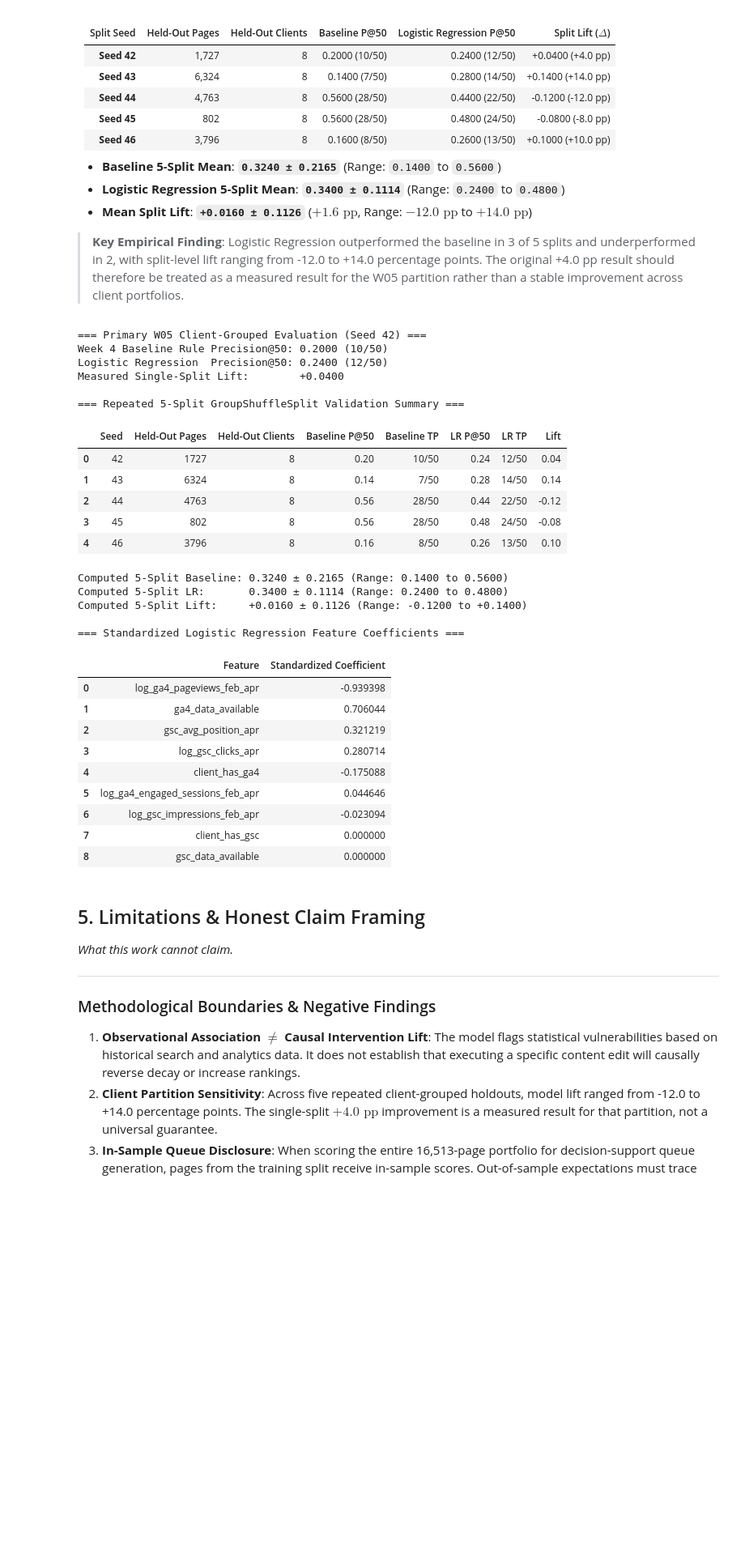
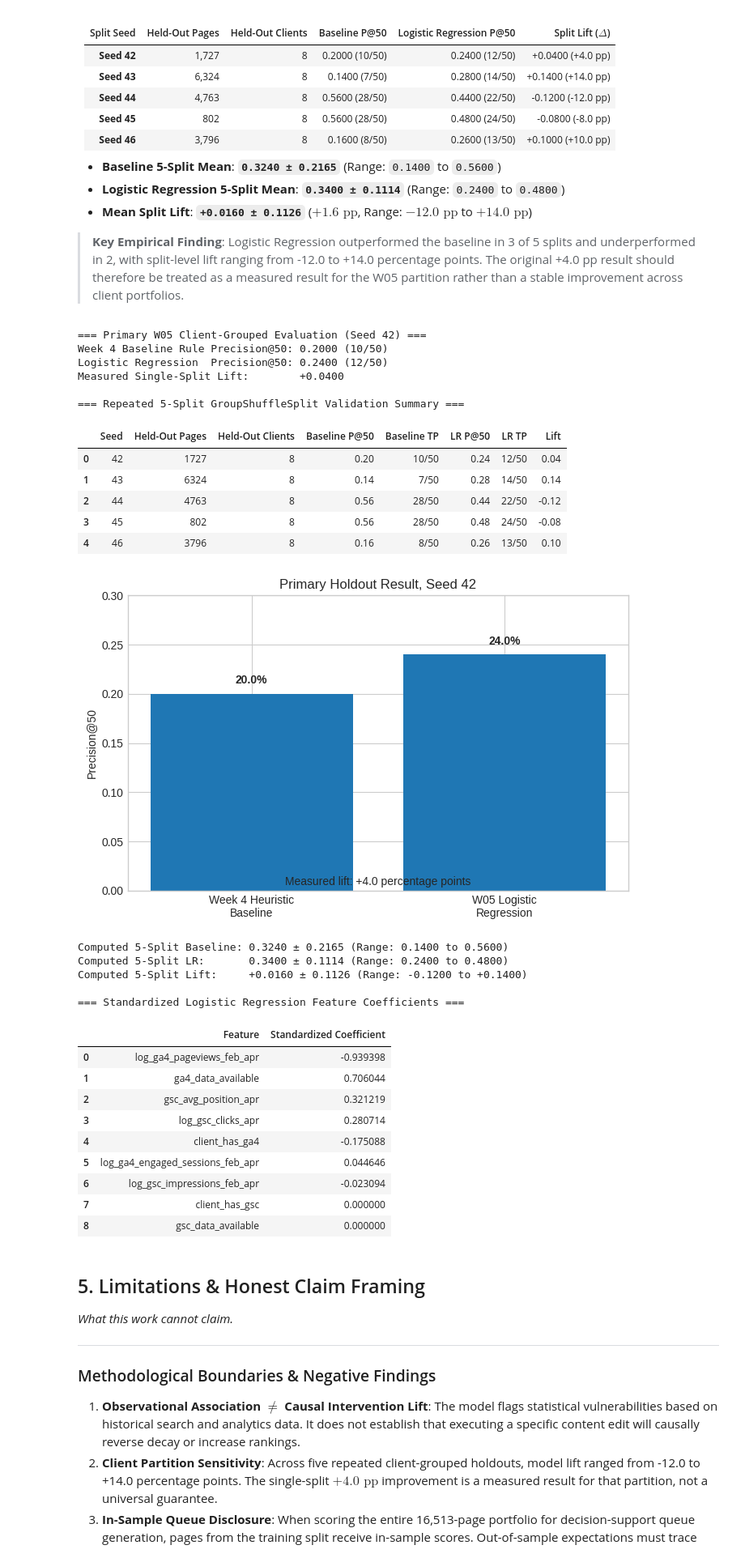
Before and after one commit to ShubhamSnSharma/flyrank-ml-internship, a Jupyter notebook: work/notebooks/capstone.ipynb, the cells around one changed output. Shown at 81% size. Drawn from its saved outputs; the diff is of its cells as text; code cells hidden in the pictures; blank space fills up the shorter version.

```diff
--- a/work/notebooks/capstone.ipynb
+++ b/work/notebooks/capstone.ipynb
@@ -352,38 +352,75 @@ split_df = pd.DataFrame(split_records)
 print("\n=== Repeated 5-Split GroupShuffleSplit Validation Summary ===")
 display(split_df)
 
+import matplotlib.pyplot as plt
+
+# Primary client-grouped holdout result, Seed 42
+systems = ["Week 4 Heuristic\nBaseline", "W05 Logistic\nRegression"]
+precision_at_50 = [0.20, 0.24]
+
+fig, ax = plt.subplots(figsize=(7, 4.5))
+
+bars = ax.bar(systems, precision_at_50)
+
+ax.set_ylabel("Precision@50")
+ax.set_title("Primary Holdout Result, Seed 42")
+ax.set_ylim(0, 0.30)
+
+for bar, value in zip(bars, precision_at_50):
+    ax.text(
+        bar.get_x() + bar.get_width() / 2,
+        value + 0.008,
+        f"{value:.1%}",
+        ha="center",
+        va="bottom",
+        fontweight="bold"
+    )
+
+ax.text(
+    0.5,
+    0.02,
+    "Measured lift: +4.0 percentage points",
+    transform=ax.transAxes,
+    ha="center",
+    fontsize=10
+)
+
+plt.tight_layout()
+plt.show()
+
 baseline_mean = split_df["Baseline P@50"].mean()
 baseline_std = split_df["Baseline P@50"].std()
 lr_mean = split_df["LR P@50"].mean()
 lr_std = split_df["LR P@50"].std()
 lift_mean = split_df["Lift"].mean()
 lift_std = split_df["Lift"].std()
 
 print(f"\nComputed 5-Split Baseline: {baseline_mean:.4f} ± {baseline_std:.4f} (Range: {split_df['Baseline P@50'].min():.4f} to {split_df['Baseline P@50'].max():.4f})")
 print(f"Computed 5-Split LR:       {lr_mean:.4f} ± {lr_std:.4f} (Range: {split_df['LR P@50'].min():.4f} to {split_df['LR P@50'].max():.4f})")
 print(f"Computed 5-Split Lift:     {lift_mean:+.4f} ± {lift_std:.4f} (Range: {split_df['Lift'].min():+.4f} to {split_df['Lift'].max():+.4f})")
 
 # 3. Standardized Feature Coefficients
 coef_df = pd.DataFrame({
     "Feature": feature_cols,
     "Standardized Coefficient": lr_pipeline.named_steps["model"].coef_[0]
 }).sort_values("Standardized Coefficient", key=abs, ascending=False).reset_index(drop=True)
 
 print("\n=== Standardized Logistic Regression Feature Coefficients ===")
 display(coef_df)
 # %% [output]
 === Primary W05 Client-Grouped Evaluation (Seed 42) ===
 Week 4 Baseline Rule Precision@50: 0.2000 (10/50)
 Logistic Regression  Precision@50: 0.2400 (12/50)
 Measured Single-Split Lift:        +0.0400
 
 === Repeated 5-Split GroupShuffleSplit Validation Summary ===
 |  | Seed | Held-Out Pages | Held-Out Clients | Baseline P@50 | Baseline TP | LR P@50 | LR TP | Lift |
 | 0 | 42 | 1727 | 8 | 0.20 | 10/50 | 0.24 | 12/50 | 0.04 |
 | 1 | 43 | 6324 | 8 | 0.14 | 7/50 | 0.28 | 14/50 | 0.14 |
 | 2 | 44 | 4763 | 8 | 0.56 | 28/50 | 0.44 | 22/50 | -0.12 |
 | 3 | 45 | 802 | 8 | 0.56 | 28/50 | 0.48 | 24/50 | -0.08 |
 | 4 | 46 | 3796 | 8 | 0.16 | 8/50 | 0.26 | 13/50 | 0.10 |
+[figure, added]
 Computed 5-Split Baseline: 0.3240 ± 0.2165 (Range: 0.1400 to 0.5600)
 Computed 5-Split LR:       0.3400 ± 0.1114 (Range: 0.2400 to 0.4800)
 Computed 5-Split Lift:     +0.0160 ± 0.1126 (Range: -0.1200 to +0.1400)
```
Also changed, not shown: parts of 2 cells of this notebook.
